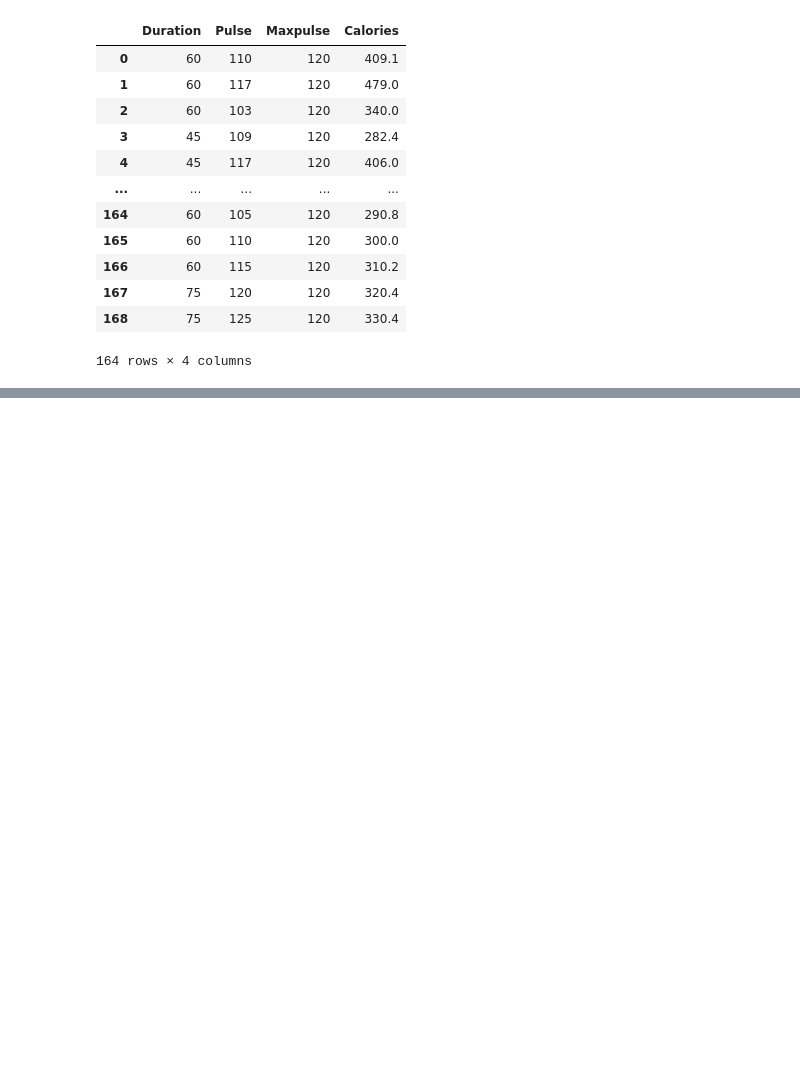
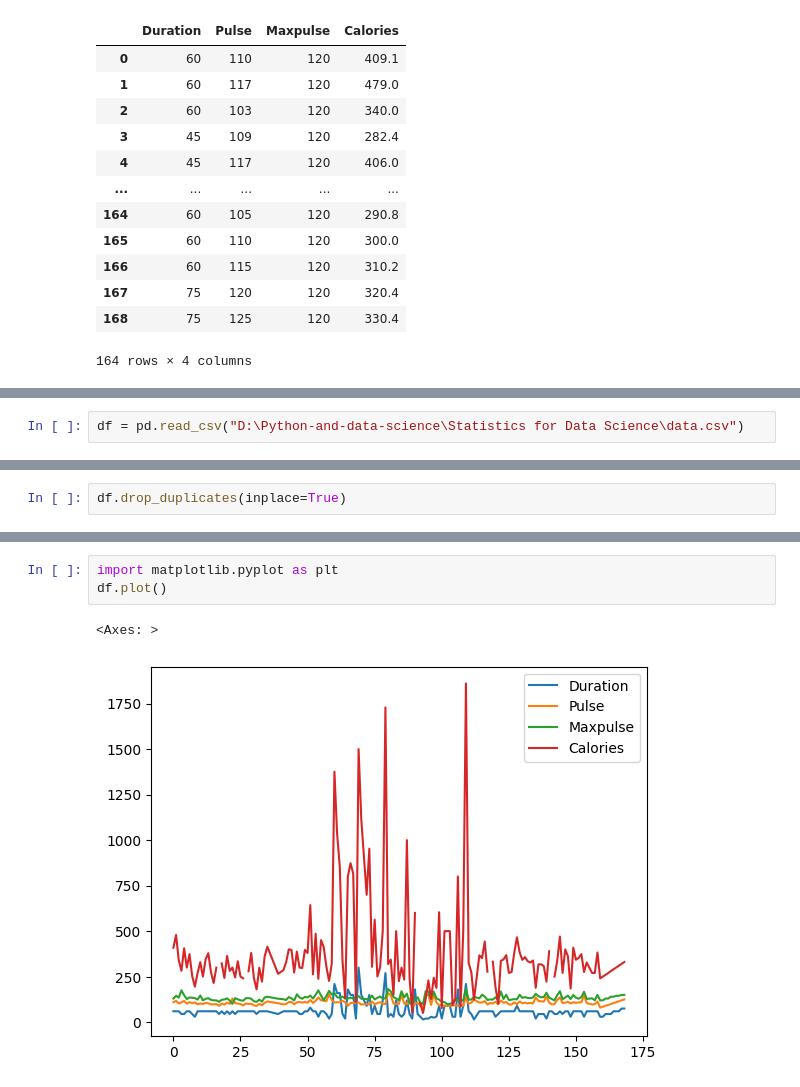
Before and after one commit to ahsiulkarim/Python-and-data-science, a Jupyter notebook: Statistics for Data Science/Script.ipynb, the cells around one changed output, grey strips where cells are left out. Cells and saved outputs as stored; diff of their text form; blank space fills up the shorter version.

```diff
--- a/Statistics for Data Science/Script.ipynb
+++ b/Statistics for Data Science/Script.ipynb
@@ -1527,0 +1530,2 @@ df
+# %%
+df = pd.read_csv("D:\Python-and-data-science\Statistics for Data Science\data.csv")
@@ -1527,0 +1547,2 @@ df
+# %%
+df.drop_duplicates(inplace=True)
@@ -1527,0 +1573,6 @@ df
+# %%
+import matplotlib.pyplot as plt
+df.plot()
+# %% [output]
+<Axes: >
+[figure, added]
```
Also changed, not shown: parts of 6 cells of this notebook.
